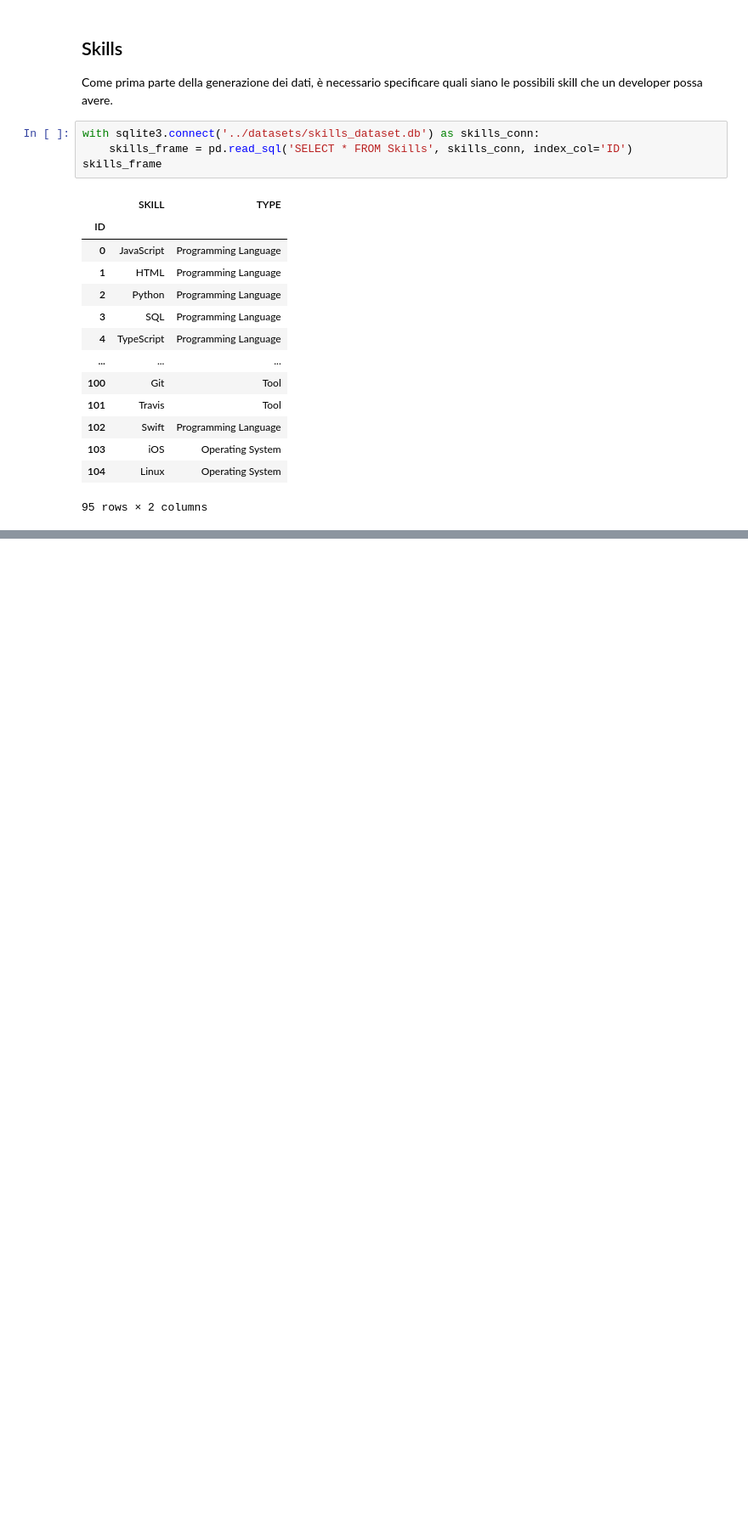
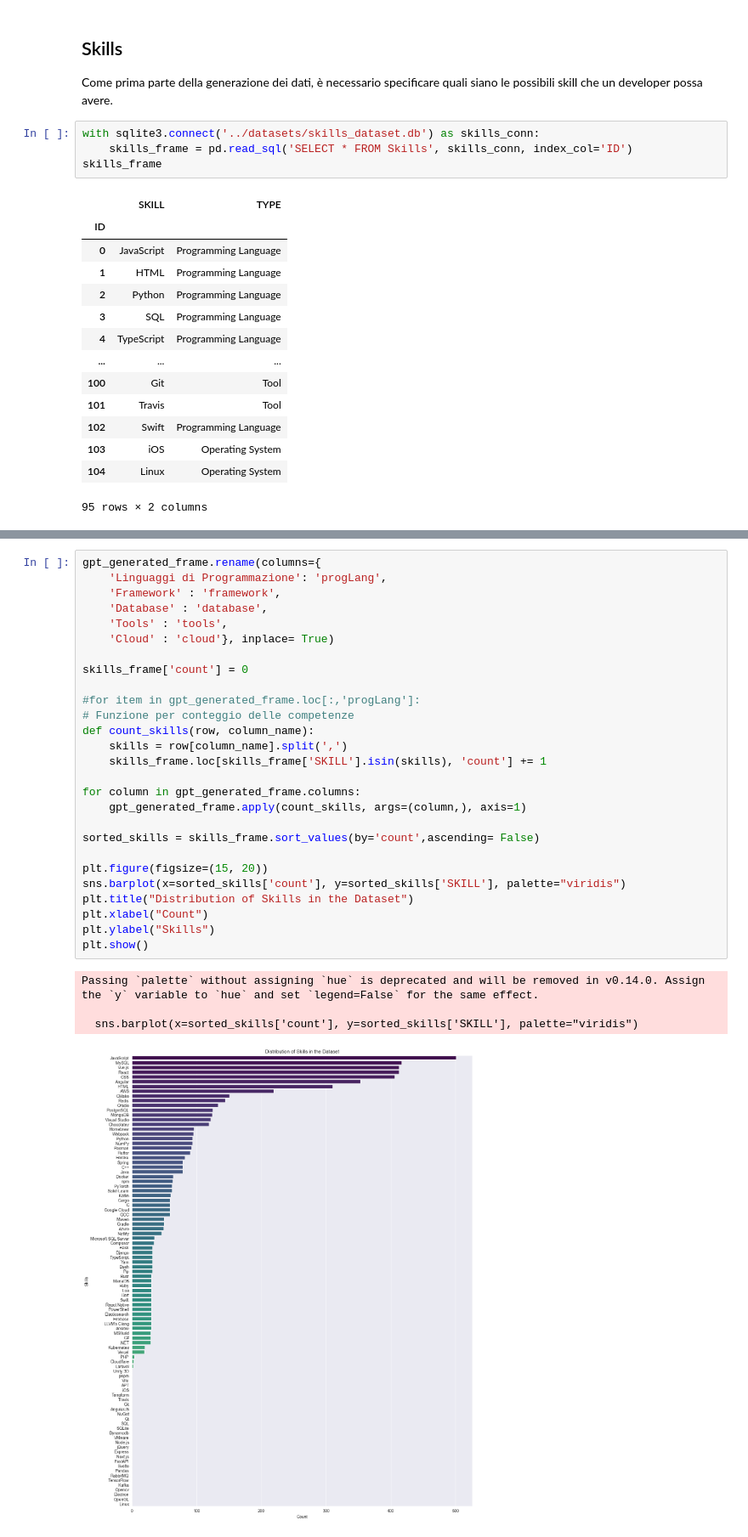
Before and after one commit to antoninoLorenzo/RecommenderSystem_TC, a Jupyter notebook: demo/notebooks/data_generation.ipynb, the cells around one changed output, grey strips where cells are left out. Shown at 85% size. Drawn from its saved outputs; the diff is of its cells as text; blank space fills up the shorter version.

```diff
--- a/demo/notebooks/data_generation.ipynb
+++ b/demo/notebooks/data_generation.ipynb
@@ -50,0 +67,32 @@ gpt_generated_frame
+# %%
+gpt_generated_frame.rename(columns={
+    'Linguaggi di Programmazione': 'progLang',
+    'Framework' : 'framework',
+    'Database' : 'database',
+    'Tools' : 'tools',
+    'Cloud' : 'cloud'}, inplace= True)
+
+skills_frame['count'] = 0
+
+#for item in gpt_generated_frame.loc[:,'progLang']:
+# Funzione per conteggio delle competenze
+def count_skills(row, column_name):
+    skills = row[column_name].split(',')
+    skills_frame.loc[skills_frame['SKILL'].isin(skills), 'count'] += 1
+
+for column in gpt_generated_frame.columns:
+    gpt_generated_frame.apply(count_skills, args=(column,), axis=1)
+
+sorted_skills = skills_frame.sort_values(by='count',ascending= False)
+
+plt.figure(figsize=(15, 20))
+sns.barplot(x=sorted_skills['count'], y=sorted_skills['SKILL'], palette="viridis")
+plt.title("Distribution of Skills in the Dataset")
+plt.xlabel("Count")
+plt.ylabel("Skills")
+plt.show()
+# %% [output]
+Passing `palette` without assigning `hue` is deprecated and will be removed in v0.14.0. Assign the `y` variable to `hue` and set `legend=False` for the same effect.
+
+  sns.barplot(x=sorted_skills['count'], y=sorted_skills['SKILL'], palette="viridis")
+[figure, added]
```
Also changed, not shown: parts of 4 cells of this notebook.
